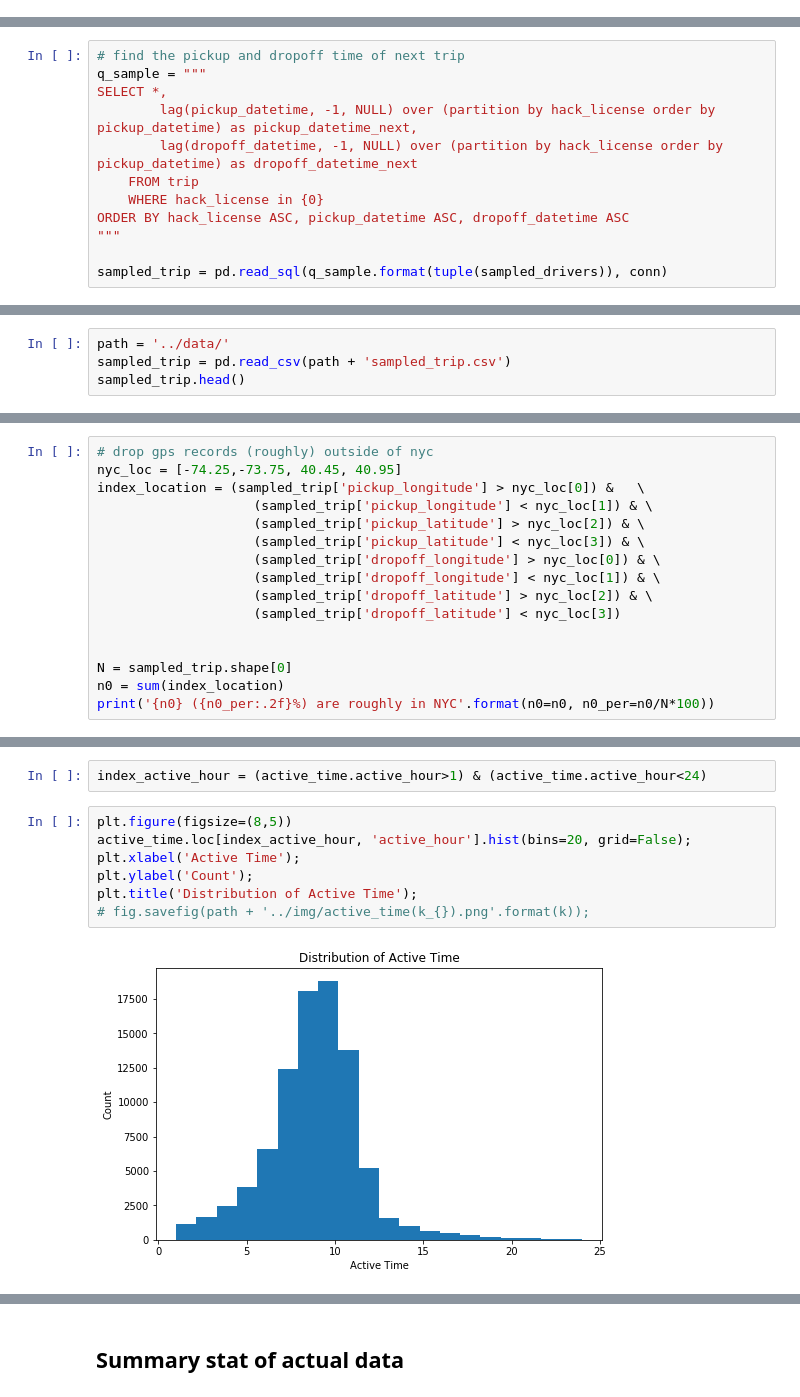
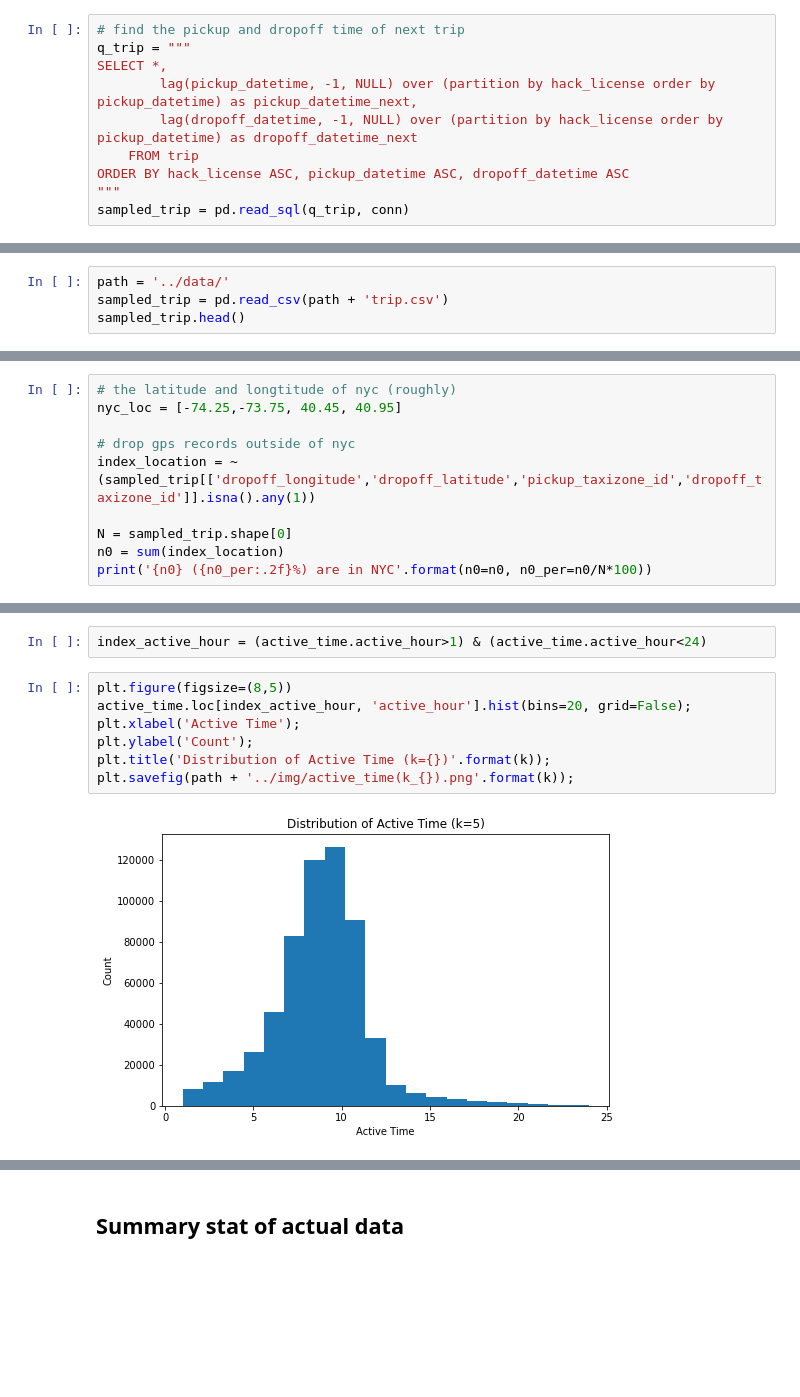
Before and after one commit to skyetim/didi-vehicle-repositioning-strategy, a Jupyter notebook: notebooks/EDA_activetime_dist.ipynb, the cells around one changed output, grey strips where cells are left out. Saved outputs shown, nothing was run; the diff lists cells and outputs as text; blank space fills up the shorter version.

```diff
--- a/notebooks/EDA_activetime_dist.ipynb
+++ b/notebooks/EDA_activetime_dist.ipynb
@@ -17 +34,11 @@ conn = sqlite3.connect(path + 'trip_data.db')
+# %%
+# find the pickup and dropoff time of next trip
+q_trip = """
+SELECT *,
+        lag(pickup_datetime, -1, NULL) over (partition by hack_license order by pickup_datetime) as pickup_datetime_next,
+        lag(dropoff_datetime, -1, NULL) over (partition by hack_license order by pickup_datetime) as dropoff_datetime_next
+    FROM trip
+ORDER BY hack_license ASC, pickup_datetime ASC, dropoff_datetime ASC
+"""
+sampled_trip = pd.read_sql(q_trip, conn)
 # %%
@@ -27,14 +49,2 @@ sampled_drivers = sample(unique_license.UNIQ_LIC.tolist(), LIC_SAMPLE_NUM)
-# %%
-# find the pickup and dropoff time of next trip
-q_sample = """
-SELECT *,
-        lag(pickup_datetime, -1, NULL) over (partition by hack_license order by pickup_datetime) as pickup_datetime_next,
-        lag(dropoff_datetime, -1, NULL) over (partition by hack_license order by pickup_datetime) as dropoff_datetime_next
-    FROM trip
-    WHERE hack_license in {0}
-ORDER BY hack_license ASC, pickup_datetime ASC, dropoff_datetime ASC
-"""
-
-sampled_trip = pd.read_sql(q_sample.format(tuple(sampled_drivers)), conn)
 # %%
 conn.close()
@@ -86,7 +85,7 @@ Saved sample_trip.csv!
 ## Load sample data
 # %%
 path = '../data/'
-sampled_trip = pd.read_csv(path + 'sampled_trip.csv')
+sampled_trip = pd.read_csv(path + 'trip.csv')
 sampled_trip.head()
 # %% [output]
 |  | medallion | hack_license | vendor_id | rate_code | pickup_datetime | dropoff_datetime | passenger_count | ... |
@@ -325,19 +339,13 @@ nyc_map.head()
 | 3 | 10004 | 10004 | 10004 | 3028 | MULTIPOLYGON (((-74.00827 40.7077... |
 | 4 | 10005 | 10005 | 10005, 10271 | 8831 | MULTIPOLYGON (((-74.00783 40.7030... |
 # %%
-# drop gps records (roughly) outside of nyc
+# the latitude and longtitude of nyc (roughly)
 nyc_loc = [-74.25,-73.75, 40.45, 40.95]
-index_location = (sampled_trip['pickup_longitude'] > nyc_loc[0]) &   \
-                    (sampled_trip['pickup_longitude'] < nyc_loc[1]) & \
-                    (sampled_trip['pickup_latitude'] > nyc_loc[2]) & \
-                    (sampled_trip['pickup_latitude'] < nyc_loc[3]) & \
-                    (sampled_trip['dropoff_longitude'] > nyc_loc[0]) & \
-                    (sampled_trip['dropoff_longitude'] < nyc_loc[1]) & \
-                    (sampled_trip['dropoff_latitude'] > nyc_loc[2]) & \
-                    (sampled_trip['dropoff_latitude'] < nyc_loc[3])
 
+# drop gps records outside of nyc
+index_location = ~(sampled_trip[['dropoff_longitude','dropoff_latitude','pickup_taxizone_id','dropoff_taxizone_id']].isna().any(1))
 
 N = sampled_trip.shape[0]
 n0 = sum(index_location)
-print('{n0} ({n0_per:.2f}%) are roughly in NYC'.format(n0=n0, n0_per=n0/N*100))
+print('{n0} ({n0_per:.2f}%) are in NYC'.format(n0=n0, n0_per=n0/N*100))
 # %% [output]
@@ -608,9 +648,9 @@ index_active_hour = (active_time.active_hour>1) & (active_time.active_hour<24)
 # %%
 plt.figure(figsize=(8,5))
 active_time.loc[index_active_hour, 'active_hour'].hist(bins=20, grid=False);
 plt.xlabel('Active Time');
 plt.ylabel('Count');
-plt.title('Distribution of Active Time');
-# fig.savefig(path + '../img/active_time(k_{}).png'.format(k));
+plt.title('Distribution of Active Time (k={})'.format(k));
+plt.savefig(path + '../img/active_time(k_{}).png'.format(k));
 # %% [output]
-[figure, old version]
+[figure, new version]
```
Also changed, not shown: parts of 74 cells of this notebook.
